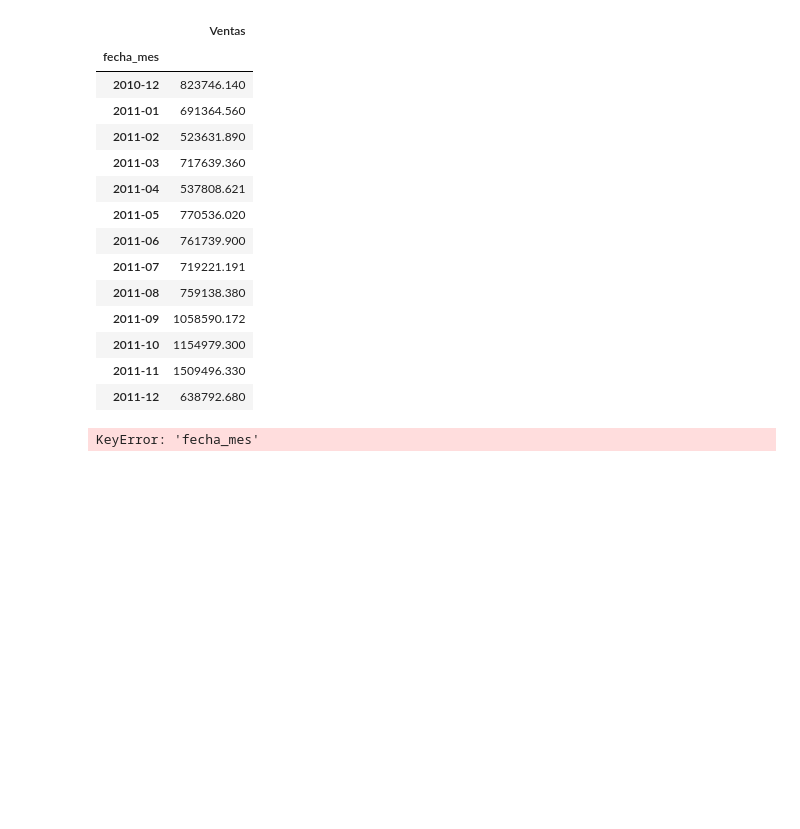
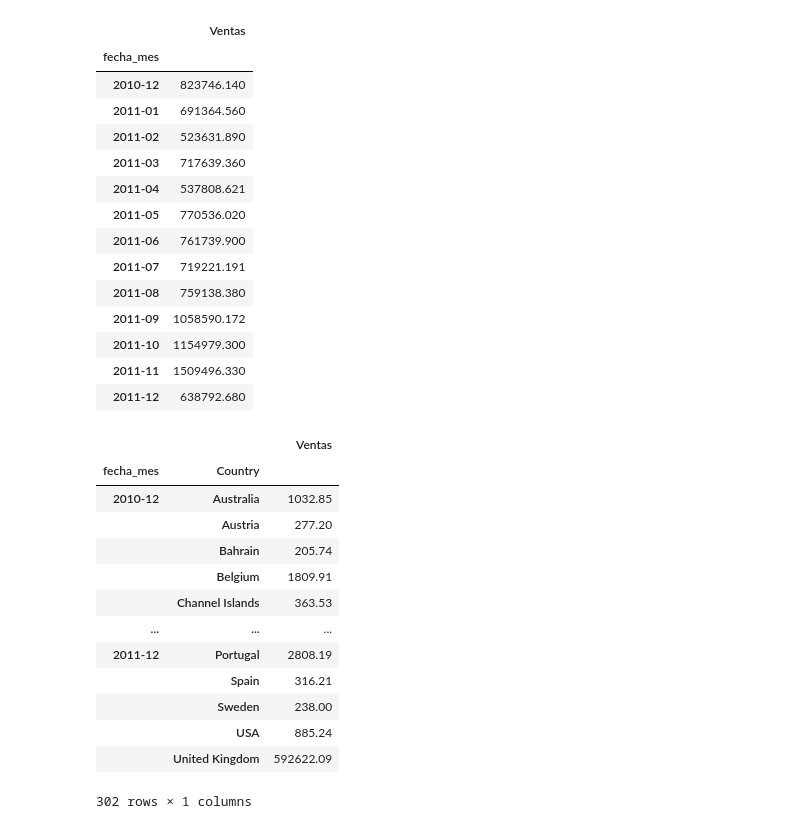
Before and after one commit to jk10s/Ciencia-De-Datos-Platzi, a Jupyter notebook: Curso de Manipulación y Análisis de Datos con Pandas y Python/histroy_youtube.ipynb, the cells around one changed output. Drawn from its saved outputs; the diff is of its cells as text; code cells hidden in the pictures; blank space fills up the shorter version.

```diff
--- a/Curso de Manipulación y Análisis de Datos con Pandas y Python/histroy_youtube.ipynb
+++ b/Curso de Manipulación y Análisis de Datos con Pandas y Python/histroy_youtube.ipynb
@@ -217,8 +217,25 @@ ventas_mensuales
 | 2011-11 | 1509496.330 |
 | 2011-12 | 638792.680 |
 # %%
-import matplotlib.pyplot as plt
+#import matplotlib.pyplot as plt
 
-ventas_mensuales.plot(x="fecha_mes")
+#ventas_mensuales.plot(x="fecha_mes")
-# %% [output]
-KeyError: 'fecha_mes'
+# %%
+ventas_mensuales_pais = historic.groupby(["fecha_mes","Country"]).agg({"Ventas":"sum"})
+# %%
+ventas_mensuales_pais
+# %% [output]
+|  |  | Ventas |
+| fecha_mes | Country |  |
+| 2010-12 | Australia | 1032.85 |
+|  | Austria | 277.20 |
+|  | Bahrain | 205.74 |
+|  | Belgium | 1809.91 |
+|  | Channel Islands | 363.53 |
+| ... | ... | ... |
+| 2011-12 | Portugal | 2808.19 |
+|  | Spain | 316.21 |
+|  | Sweden | 238.00 |
+|  | USA | 885.24 |
+|  | United Kingdom | 592622.09 |
+302 rows × 1 columns
```
Also changed, not shown: parts of 5 cells of this notebook.
